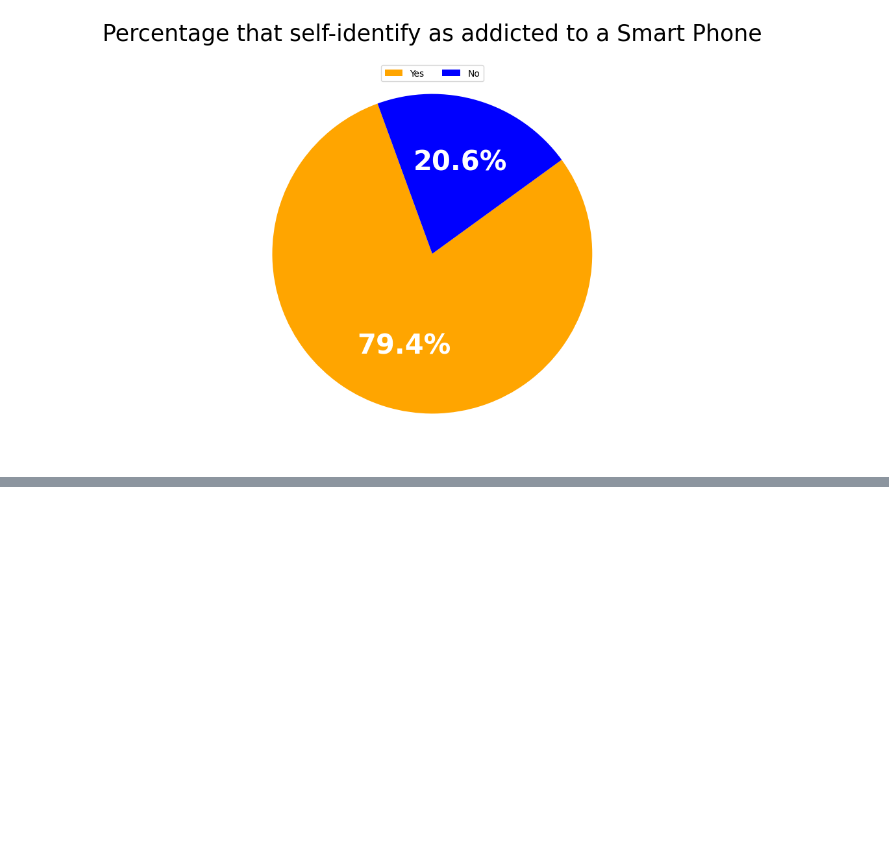
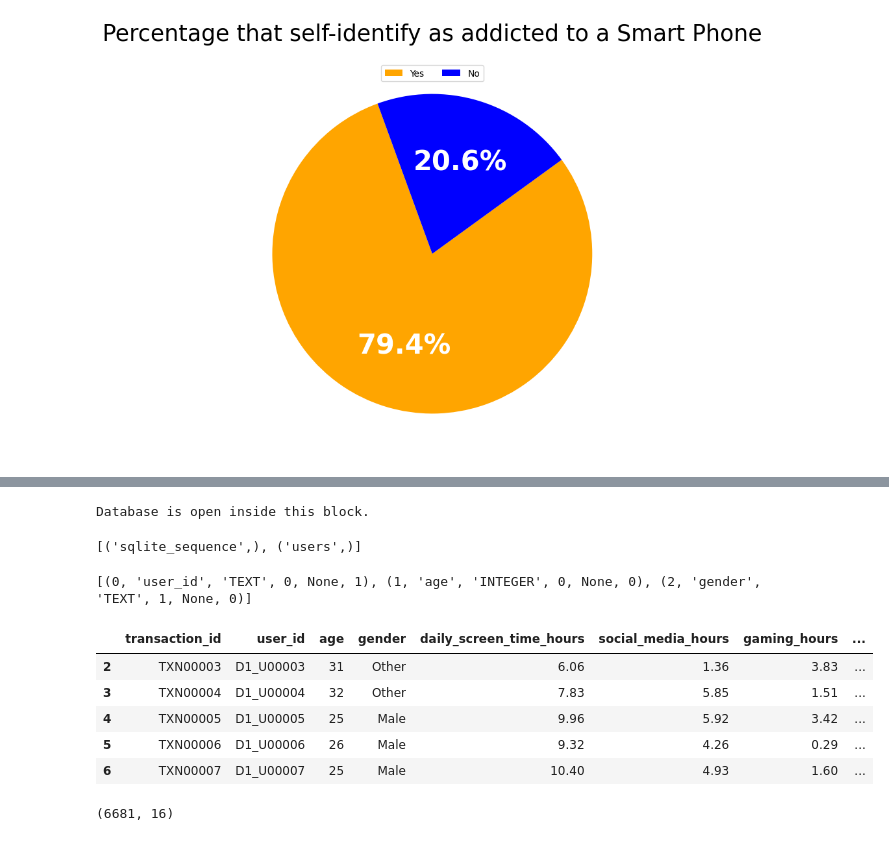
Before and after one commit to BugBananaLiver/Smartphone_Addiction_Analysis, a Jupyter notebook: Data_Cleanup.ipynb, the cells around one changed output, grey strips where cells are left out. Cells and saved outputs as stored; diff of their text form; code cells hidden in the pictures; blank space fills up the shorter version.

Commit message:
Pre-database and ERD edits, saving clean

```diff
--- a/Data_Cleanup.ipynb
+++ b/Data_Cleanup.ipynb
@@ -424,0 +452,9 @@ plt.show
+# %%
+import sqlite3
+
+with sqlite3.connect("Smartphone.db") as connection:
+    print("Database is open inside this block.")
+
+# Outside the block, the connection is automatically closed
+# %% [output]
+Database is open inside this block.
@@ -424,0 +474,15 @@ plt.show
+# %%
+with sqlite3.connect('Smartphone.db') as connection:
+    cursor = connection.cursor()
+    cursor.execute("SELECT name FROM sqlite_master WHERE type='table';")
+    print(cursor.fetchall())
+# %% [output]
+[('sqlite_sequence',), ('users',)]
+# %%
+with sqlite3.connect('Smartphone.db') as connection:
+    cursor = connection.cursor()
+
+    cursor.execute('PRAGMA table_info(users)')
+    print(cursor.fetchall())
+# %% [output]
+[(0, 'user_id', 'TEXT', 0, None, 1), (1, 'age', 'INTEGER', 0, None, 0), (2, 'gender', 'TEXT', 1, None, 0)]
@@ -424,0 +495,13 @@ plt.show
+# %%
+df.head(5)
+# %% [output]
+|  | transaction_id | user_id | age | gender | daily_screen_time_hours | social_media_hours | gaming_hours | ... |
+| 2 | TXN00003 | D1_U00003 | 31 | Other | 6.06 | 1.36 | 3.83 | ... |
+| 3 | TXN00004 | D1_U00004 | 32 | Other | 7.83 | 5.85 | 1.51 | ... |
+| 4 | TXN00005 | D1_U00005 | 25 | Male | 9.96 | 5.92 | 3.42 | ... |
+| 5 | TXN00006 | D1_U00006 | 26 | Male | 9.32 | 4.26 | 0.29 | ... |
+| 6 | TXN00007 | D1_U00007 | 25 | Male | 10.40 | 4.93 | 1.60 | ... |
+# %%
+df.shape
+# %% [output]
+(6681, 16)
```
Also changed, not shown: parts of 9 cells of this notebook, 3 other files.
